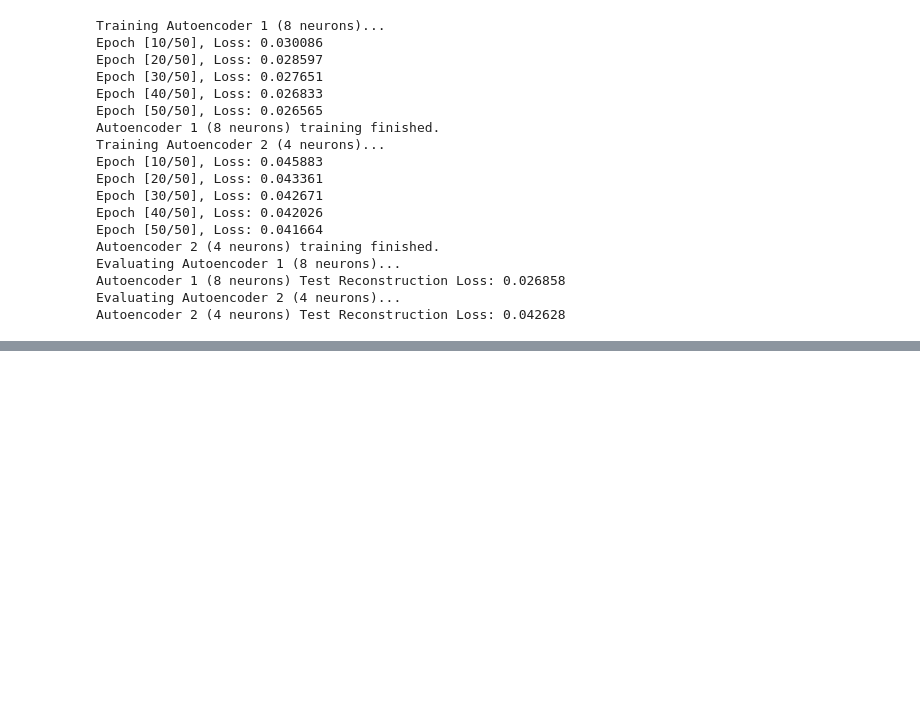
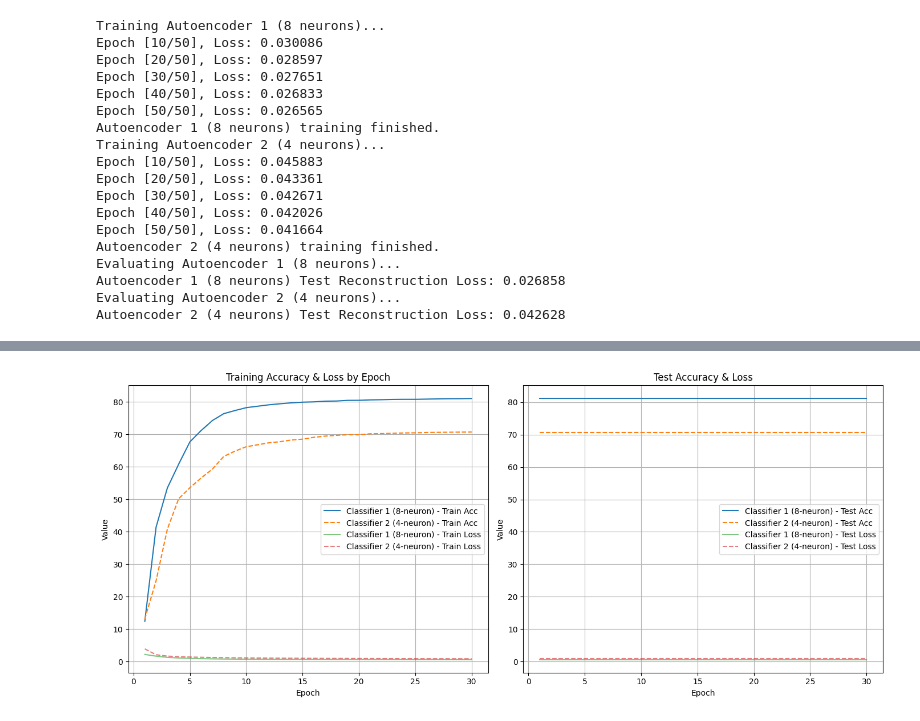
Before and after one commit to AmirhosseinRHT/Deep-Neural-Networks-Projects, a Jupyter notebook: HW1/Q1.ipynb, the cells around one changed output, grey strips where cells are left out. Saved outputs shown, nothing was run; the diff lists cells and outputs as text; code cells hidden in the pictures; blank space fills up the shorter version.

Commit message:
Add(HW1:Q1): Added model evaluation

```diff
--- a/HW1/Q1.ipynb
+++ b/HW1/Q1.ipynb
@@ -323,20 +328,16 @@ test_dataset_clf = TensorDataset(test_images_tensor, test_labels_tensor)
 test_loader_clf = DataLoader(test_dataset_clf, batch_size=batch_size_clf, shuffle=False)
 # %%
 num_epochs_clf = 30
+criterion_clf = nn.CrossEntropyLoss()
 
 classifier1 = Classifier1().to(device)
+optimizer_clf1 = optim.Adam(classifier1.parameters(), lr=0.001)
+train_loss_hist1, train_acc_hist1 = train_classifier(classifier1, train_loader_clf, criterion_clf, optimizer_clf1, num_epochs_clf, "Classifier 1")
+test_loss1, test_acc1 = evaluate_classifier(classifier1, test_loader_clf, criterion_clf, "Classifier 1")
+
+
 classifier2 = Classifier2().to(device)
-
-criterion_clf = nn.CrossEntropyLoss()
-
-optimizer_clf1 = optim.Adam(classifier1.parameters(), lr=0.001)
 optimizer_clf2 = optim.Adam(classifier2.parameters(), lr=0.001)
-
-# Train Classifier 1
-train_classifier(classifier1, train_loader_clf, criterion_clf, optimizer_clf1, num_epochs_clf, "Classifier 1 (based on 8-neuron encoder)")
-evaluate_classifier(classifier1, test_loader_clf, criterion_clf, "Classifier 1 (based on 8-neuron encoder)")
-
-# Train Classifier 2
-train_classifier(classifier2, train_loader_clf, criterion_clf, optimizer_clf2, num_epochs_clf, "Classifier 2 (based on 4-neuron encoder)")
-evaluate_classifier(classifier2, test_loader_clf, criterion_clf, "Classifier 2 (based on 4-neuron encoder)")
+train_loss_hist2, train_acc_hist2 = train_classifier(classifier2, train_loader_clf, criterion_clf, optimizer_clf2, num_epochs_clf, "Classifier 2")
+test_loss2, test_acc2 = evaluate_classifier(classifier2, test_loader_clf, criterion_clf, "Classifier 2")
 # %% [output]
@@ -363,0 +364,52 @@ Classifier 2 (based on 4-neuron encoder) Test Loss: 0.871640, Test Accuracy: 70.
+# %%
+epochs_range = range(1, num_epochs_clf + 1)
+
+plt.figure(figsize=(14, 6))
+
+plt.subplot(1, 2, 1)
+plt.plot(epochs_range, train_acc_hist1, label='Classifier 1 (8-neuron) - Train Acc')
+plt.plot(epochs_range, train_acc_hist2, label='Classifier 2 (4-neuron) - Train Acc', linestyle='--')
+plt.plot(epochs_range, train_loss_hist1, label='Classifier 1 (8-neuron) - Train Loss', alpha=0.6)
+plt.plot(epochs_range, train_loss_hist2, label='Classifier 2 (4-neuron) - Train Loss', linestyle='--', alpha=0.6)
+plt.title('Training Accuracy & Loss by Epoch')
+plt.xlabel('Epoch')
+plt.ylabel('Value')
+plt.legend()
+plt.grid(True)
+
+plt.subplot(1, 2, 2)
+plt.plot(epochs_range, [test_acc1]*num_epochs_clf, label='Classifier 1 (8-neuron) - Test Acc') # Plotting the final test accuracy for all epochs for comparison
+plt.plot(epochs_range, [test_acc2]*num_epochs_clf, label='Classifier 2 (4-neuron) - Test Acc', linestyle='--')
+plt.plot(epochs_range, [test_loss1]*num_epochs_clf, label='Classifier 1 (8-neuron) - Test Loss', alpha=0.6)
+plt.plot(epochs_range, [test_loss2]*num_epochs_clf, label='Classifier 2 (4-neuron) - Test Loss', linestyle='--', alpha=0.6)
+plt.title('Test Accuracy & Loss')
+plt.xlabel('Epoch')
+plt.ylabel('Value')
+plt.legend()
+plt.grid(True)
+
+plt.tight_layout()
+plt.show()
+
+# --- Parameter Count Function ---
+def count_parameters(model):
+    return sum(p.numel() for p in model.parameters() if p.requires_grad)
+
+# Count parameters for the trainable parts (only the classifiers)
+params_clf1 = count_parameters(classifier1)
+params_clf2 = count_parameters(classifier2)
+
+print(f"\n--- Parameter Count (Trainable Parameters) ---")
+print(f"Classifier 1 (based on 8-neuron encoder): {params_clf1} parameters")
+print(f"Classifier 2 (based on 4-neuron encoder): {params_clf2} parameters")
+
+# --- Analysis Summary ---
+print(f"\n--- Performance Summary ---")
+print(f"Classifier 1 (8-neuron encoder):")
+print(f"  - Best Training Accuracy: {max(train_acc_hist1):.2f}%")
+print(f"  - Final Test Accuracy: {test_acc1:.2f}%")
+print(f"\nClassifier 2 (4-neuron encoder):")
+print(f"  - Best Training Accuracy: {max(train_acc_hist2):.2f}%")
+print(f"  - Final Test Accuracy: {test_acc2:.2f}%")
+# %% [output]
+[figure, added]
```
Also changed, not shown: parts of 5 cells of this notebook.
